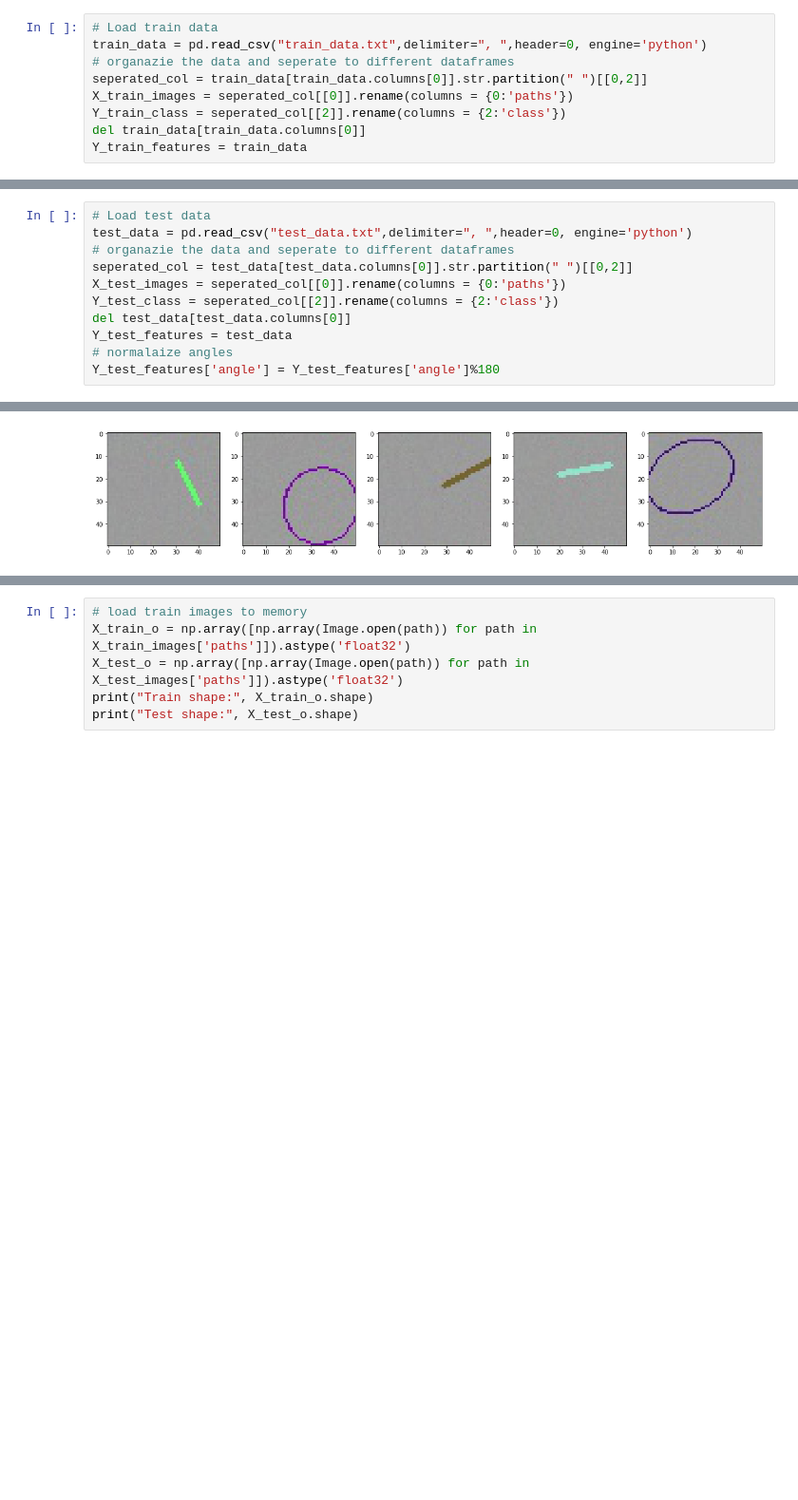
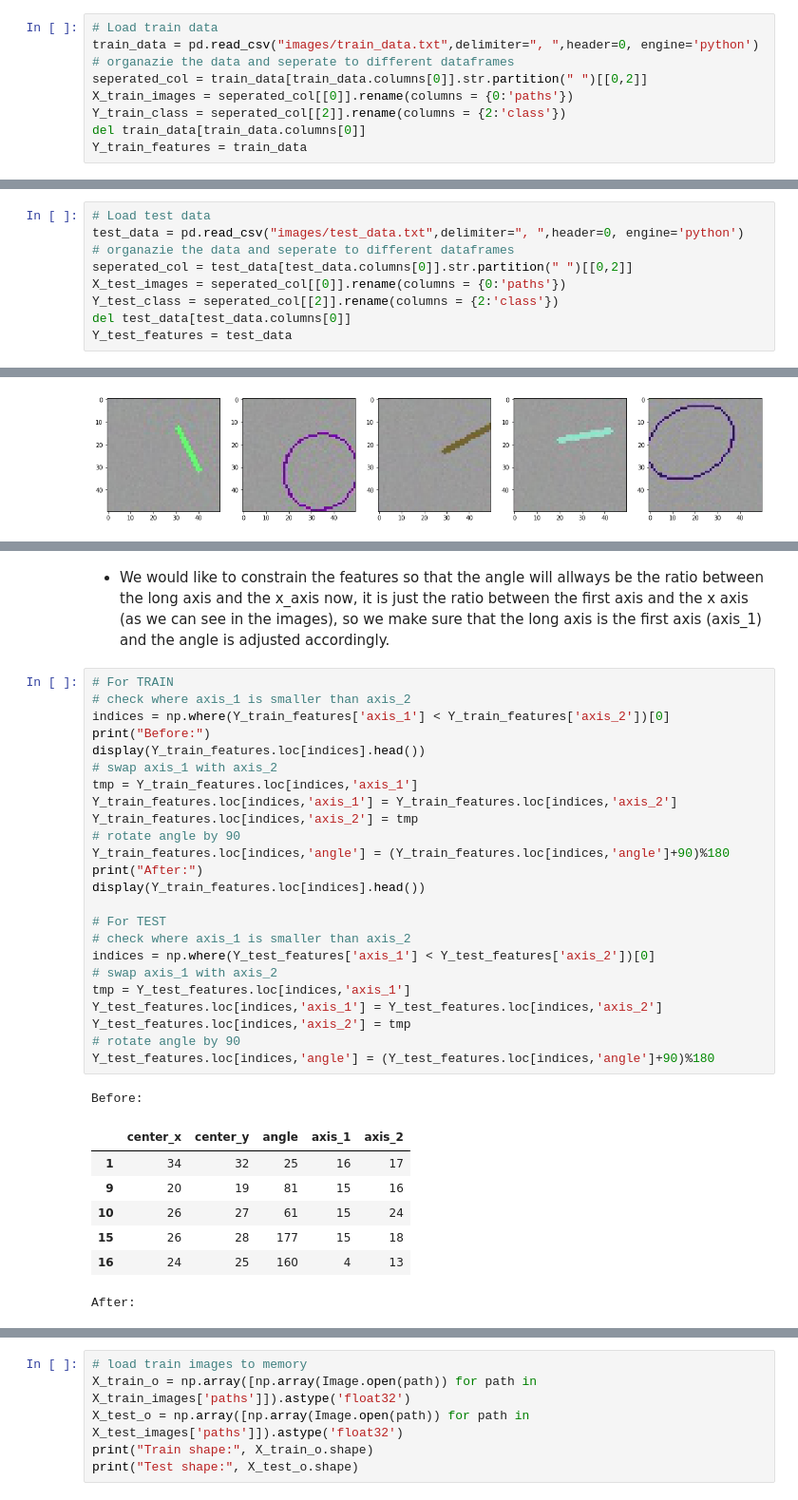
Before and after one commit to dvirsamuel/MachineLearningCourses, a Jupyter notebook: Ellipses Project/MyEllipsesNotebook.ipynb, the cells around one changed output, grey strips where cells are left out. Shown at 95% size. Drawn from its saved outputs; the diff is of its cells as text; blank space fills up the shorter version.

```diff
--- a/Ellipses Project/MyEllipsesNotebook.ipynb
+++ b/Ellipses Project/MyEllipsesNotebook.ipynb
@@ -26,6 +49,6 @@ Using TensorFlow backend.
 # %%
 # Load train data
-train_data = pd.read_csv("train_data.txt",delimiter=", ",header=0, engine='python')
+train_data = pd.read_csv("images/train_data.txt",delimiter=", ",header=0, engine='python')
 # organazie the data and seperate to different dataframes
 seperated_col = train_data[train_data.columns[0]].str.partition(" ")[[0,2]]
 X_train_images = seperated_col[[0]].rename(columns = {0:'paths'})
@@ -73,14 +91,12 @@ Y_train_features['angle'] = Y_train_features['angle']%180
 # %%
 # Load test data
-test_data = pd.read_csv("test_data.txt",delimiter=", ",header=0, engine='python')
+test_data = pd.read_csv("images/test_data.txt",delimiter=", ",header=0, engine='python')
 # organazie the data and seperate to different dataframes
 seperated_col = test_data[test_data.columns[0]].str.partition(" ")[[0,2]]
 X_test_images = seperated_col[[0]].rename(columns = {0:'paths'})
 Y_test_class = seperated_col[[2]].rename(columns = {2:'class'})
 del test_data[test_data.columns[0]]
 Y_test_features = test_data
-# normalaize angles
-Y_test_features['angle'] = Y_test_features['angle']%180
 # %%
 # show some data samples
 fig = plt.figure(figsize=(20,20))
@@ -92,0 +116,35 @@ for idx,path in enumerate(X_train_images['paths'].head()):
+# %% [markdown]
+* We would like to constrain the features so that the angle will allways be the ratio between the long axis and the x_axis now, it is just the ratio between the first axis and the x axis (as we can see in the images), so we make sure that the long axis is the first axis (axis_1) and the angle is adjusted accordingly.
+# %%
+# For TRAIN
+# check where axis_1 is smaller than axis_2
+indices = np.where(Y_train_features['axis_1'] < Y_train_features['axis_2'])[0]
+print("Before:")
+display(Y_train_features.loc[indices].head())
+# swap axis_1 with axis_2
+tmp = Y_train_features.loc[indices,'axis_1']
+Y_train_features.loc[indices,'axis_1'] = Y_train_features.loc[indices,'axis_2']
+Y_train_features.loc[indices,'axis_2'] = tmp
+# rotate angle by 90
+Y_train_features.loc[indices,'angle'] = (Y_train_features.loc[indices,'angle']+90)%180
+print("After:")
+display(Y_train_features.loc[indices].head())
+
+# For TEST
+# check where axis_1 is smaller than axis_2
+indices = np.where(Y_test_features['axis_1'] < Y_test_features['axis_2'])[0]
+# swap axis_1 with axis_2
+tmp = Y_test_features.loc[indices,'axis_1']
+Y_test_features.loc[indices,'axis_1'] = Y_test_features.loc[indices,'axis_2']
+Y_test_features.loc[indices,'axis_2'] = tmp
+# rotate angle by 90
+Y_test_features.loc[indices,'angle'] = (Y_test_features.loc[indices,'angle']+90)%180
+# %% [output]
+Before:
+|  | center_x | center_y | angle | axis_1 | axis_2 |
+| 1 | 34 | 32 | 25 | 16 | 17 |
+| 9 | 20 | 19 | 81 | 15 | 16 |
+| 10 | 26 | 27 | 61 | 15 | 24 |
+| 15 | 26 | 28 | 177 | 15 | 18 |
+| 16 | 24 | 25 | 160 | 4 | 13 |
+After:
```
Also changed, not shown: parts of 26 cells of this notebook.
